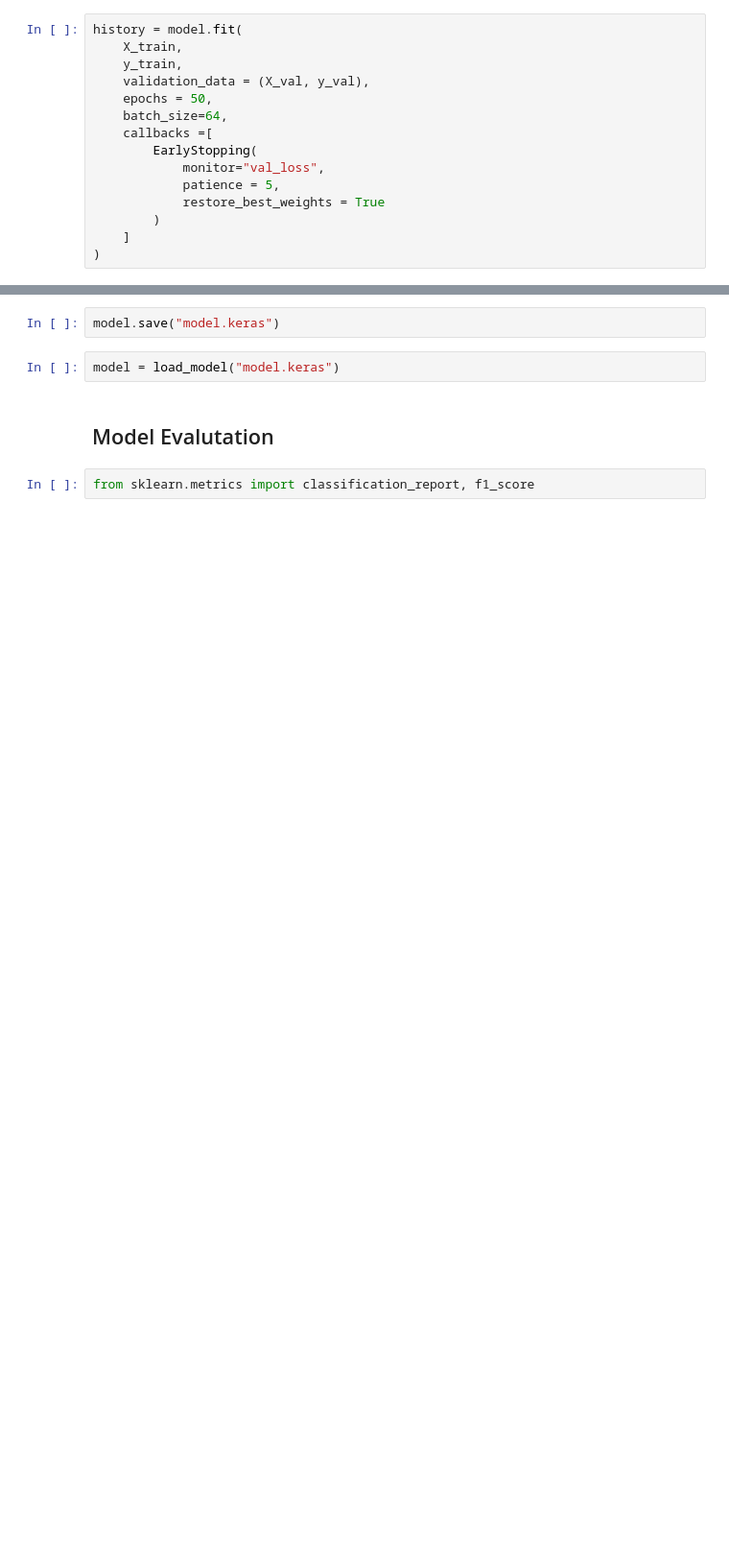
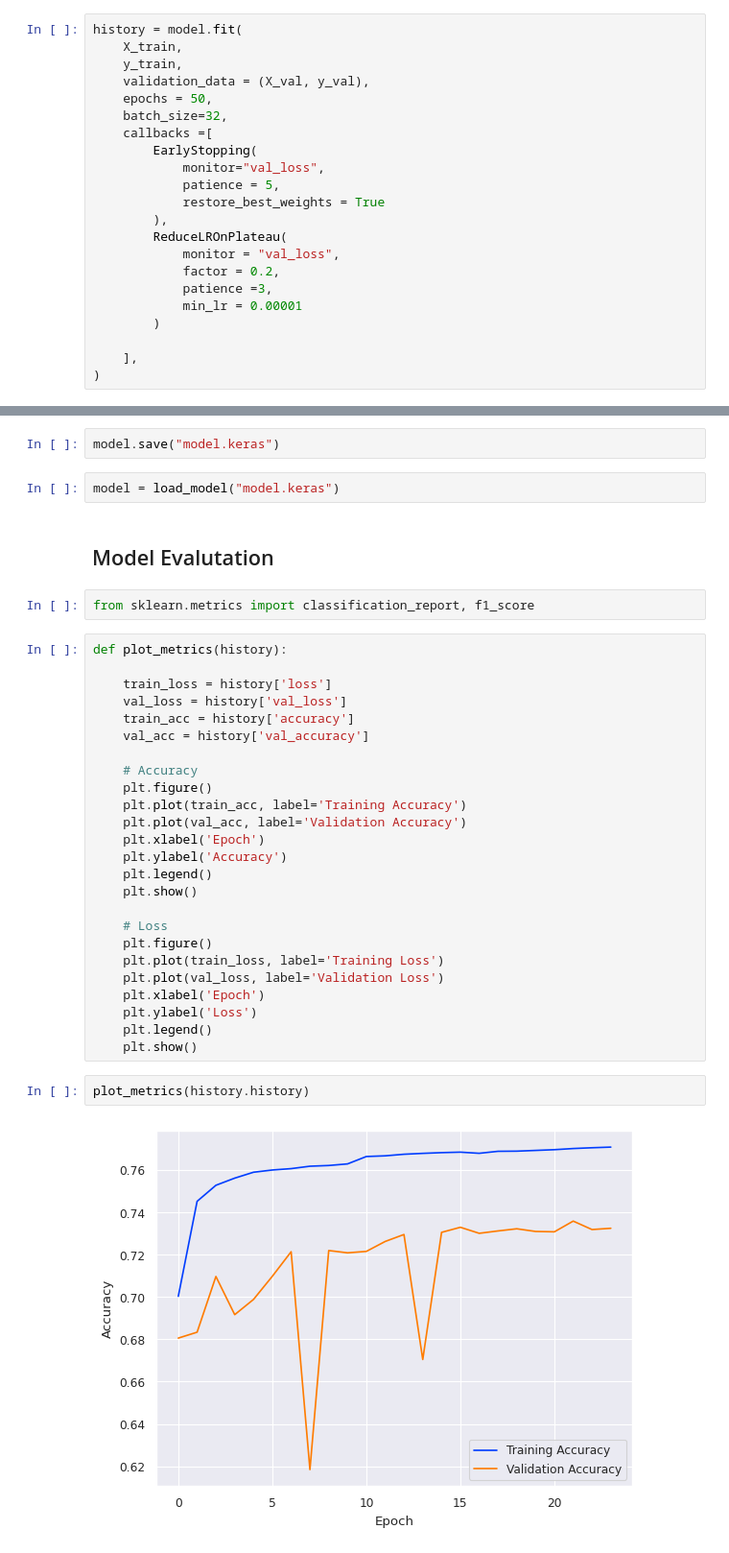
Before and after one commit to sssspppuud/Network-Intrusion-Detection-System-with-Explainable-Deep-Learning, a Jupyter notebook: Code/main.ipynb, the cells around one changed output, grey strips where cells are left out. Shown at 96% size. Saved outputs shown, nothing was run; the diff lists cells and outputs as text; blank space fills up the shorter version.

```diff
--- a/Code/main.ipynb
+++ b/Code/main.ipynb
@@ -434,14 +465,21 @@ history = model.fit(
     y_train,
     validation_data = (X_val, y_val),
     epochs = 50,
-    batch_size=64,
+    batch_size=32,
     callbacks =[
         EarlyStopping(
             monitor="val_loss",
             patience = 5,
             restore_best_weights = True
+        ),
+        ReduceLROnPlateau(
+            monitor = "val_loss",
+            factor = 0.2,
+            patience =3,
+            min_lr = 0.00001
         )
-    ]
+
+    ],
 )
 # %% [output]
 Epoch 1/50
@@ -468,3 +507,32 @@ model = load_model("model.keras")
 ## Model Evalutation
 # %%
 from sklearn.metrics import classification_report, f1_score
+# %%
+def plot_metrics(history):
+
+    train_loss = history['loss']
+    val_loss = history['val_loss']
+    train_acc = history['accuracy']
+    val_acc = history['val_accuracy']
+
+    # Accuracy
+    plt.figure()
+    plt.plot(train_acc, label='Training Accuracy')
+    plt.plot(val_acc, label='Validation Accuracy')
+    plt.xlabel('Epoch')
+    plt.ylabel('Accuracy')
+    plt.legend()
+    plt.show()
+
+    # Loss
+    plt.figure()
+    plt.plot(train_loss, label='Training Loss')
+    plt.plot(val_loss, label='Validation Loss')
+    plt.xlabel('Epoch')
+    plt.ylabel('Loss')
+    plt.legend()
+    plt.show()
+# %%
+plot_metrics(history.history)
+# %% [output]
+[figure, added]
```
Also changed, not shown: parts of 15 cells of this notebook, 1 other file.
